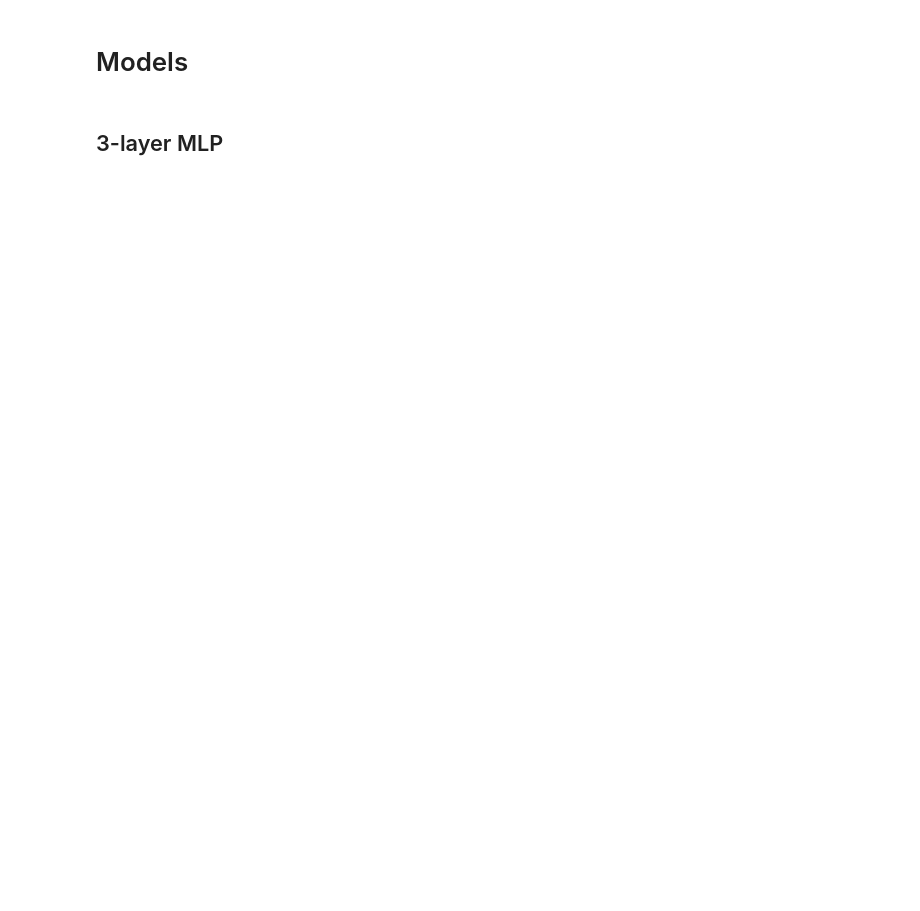
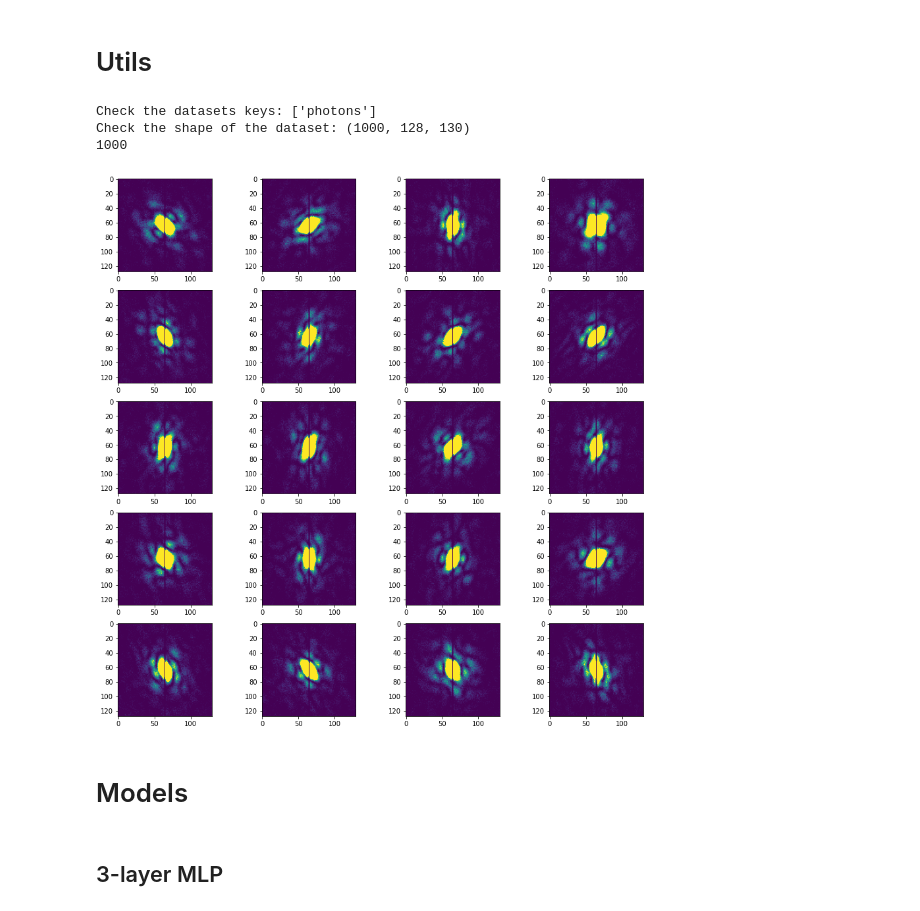
Before and after one commit to XiangmengCai/CS230_Project, a Jupyter notebook: pipeline.ipynb, the cells around one changed output. Drawn from its saved outputs; the diff is of its cells as text; code cells hidden in the pictures; blank space fills up the shorter version.

```diff
--- a/pipeline.ipynb
+++ b/pipeline.ipynb
@@ -173,3 +245,35 @@ def get_dataloaders(args, train_val_particles, test_particles, test_diff_particl
+# %% [markdown]
+# Utils
+# %%
+def read_thumbnails(fname):
+    f = h5py.File(fname, 'r')
+    dset_name = list(f.keys())[0]
+    print("Check the datasets keys: " + str(list(f.keys())))
+
+    dset = f[dset_name]
+    print("Check the shape of the dataset: " + str(dset.shape))
+
+    print(len(dset))
+    w=20
+    h=20
+    fig=plt.figure(figsize=(15, 15))
+    columns = 4
+    rows = 5
+    for i in range(1, columns*rows +1):
+        img = dset[5* i]
+        fig.add_subplot(rows, columns, i)
+        plt.imshow(img, vmin=0, vmax=10)
+    plt.show()
+# %%
+root_dir = './data/thumbnail'
+image_dir = '{}/SPI_7dwz_1k_quadruple_thumbnail.h5'.format(root_dir)
+
+read_thumbnails(image_dir)
+# %% [output]
+Check the datasets keys: ['photons']
+Check the shape of the dataset: (1000, 128, 130)
+1000
+[figure, added]
 # %% [markdown]
 # Models
 # %% [markdown]
```
Also changed, not shown: parts of 49 cells of this notebook, 1 other file.
